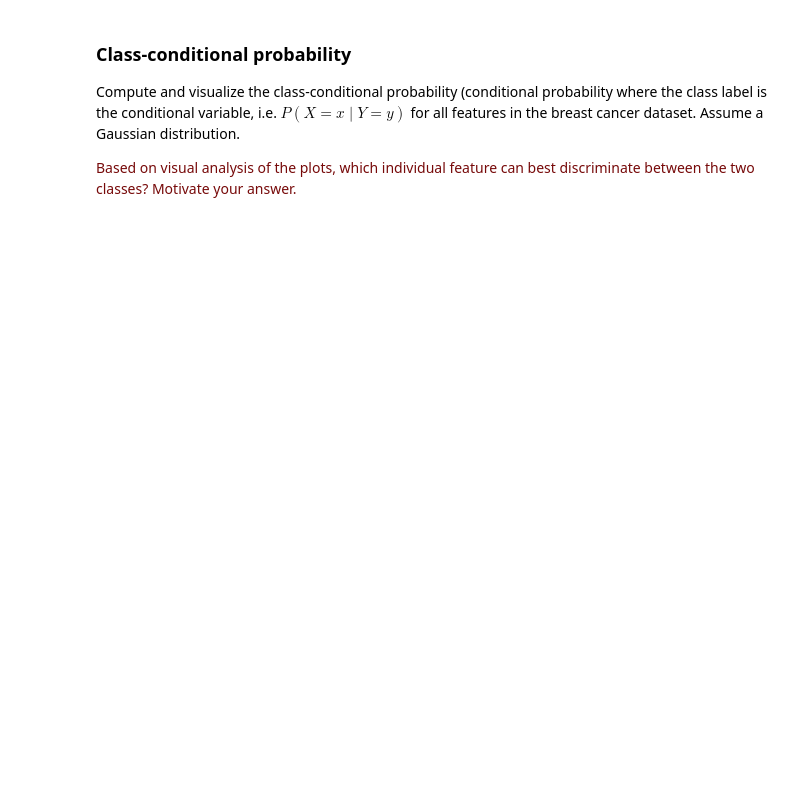
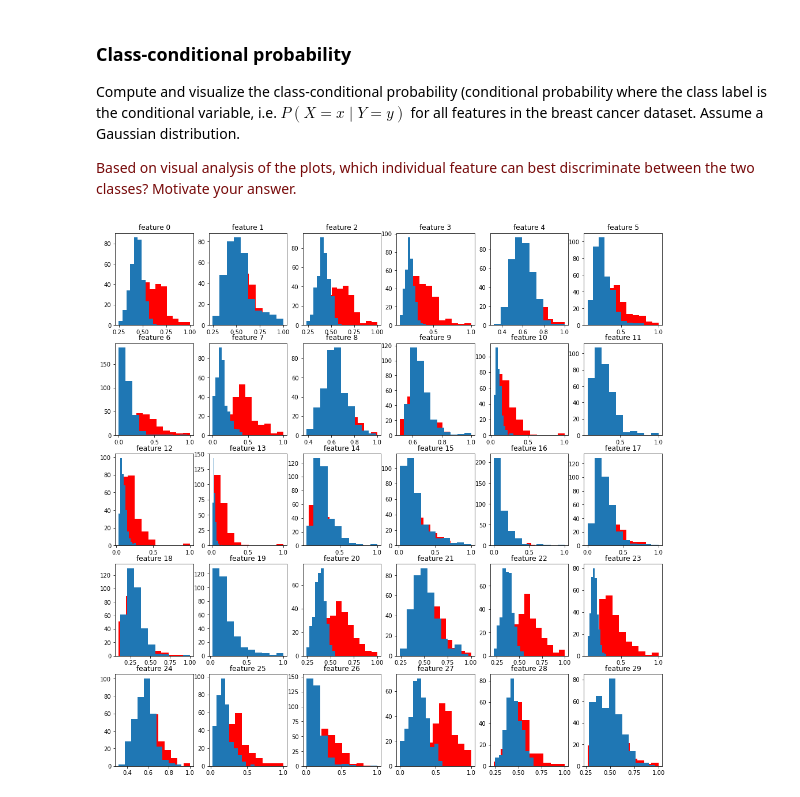
Before and after one commit to Djennifer/8dm50-machine-learning, a Jupyter notebook: practicals/week_1.ipynb, the cells around one changed output. Cells and saved outputs as stored; diff of their text form; code cells hidden in the pictures; blank space fills up the shorter version.

```diff
--- a/practicals/week_1.ipynb
+++ b/practicals/week_1.ipynb
@@ -273,3 +291,46 @@ plt.plot(k_lin, accuracy)
 Compute and visualize the class-conditional probability (conditional probability where the class label is the conditional variable, i.e. $P(X = x \mid Y = y)$ for all features in the breast cancer dataset. Assume a Gaussian distribution.
 
 <p><font color='#770a0a'>Based on visual analysis of the plots, which individual feature can best discriminate between the two classes? Motivate your answer.</font></p>
+# %%
+x = breast_cancer.data[:, :]
+y = breast_cancer.target[:, np.newaxis]
+
+index_neg =[]
+index_pos = []
+
+for i, lab in enumerate(y):
+    if lab == 0:
+        index_neg.append(i)
+    else:
+        index_pos.append(i)
+
+x_neg = x[index_neg]
+x_pos = x[index_pos]
+
+mean_neg = []
+mean_pos = []
+std_neg = []
+std_pos = []
+
+for i in range(x.shape[1]):
+    mean_neg.append(np.mean(x_neg[:, i]))
+    mean_pos.append(np.mean(x_pos[:, i]))
+    std_neg.append(np.std(x_neg[:, i]))
+    std_pos.append(np.std(x_pos[:, i]))
+
+def calculate_probability(x, mean, stdev):
+    exponent = exp(-((x-mean)**2 / (2 * stdev**2 )))
+    return (1 / (sqrt(2 * pi) * stdev)) * exponent
+
+fig, ax = plt.subplots(5,6, figsize=(17,17))
+c = 0
+for j in range(5):
+    for i in range(6):
+        ax[j, i].hist(x_neg[:, c], color = 'r')
+        ax[j, i].hist(x_pos[:, c])
+        ax[j, i].set_title('feature ' + str(c))
+        c += 1
+
+#Compute
+# %% [output]
+[figure, added]
```
Also changed, not shown: parts of 4 cells of this notebook.
